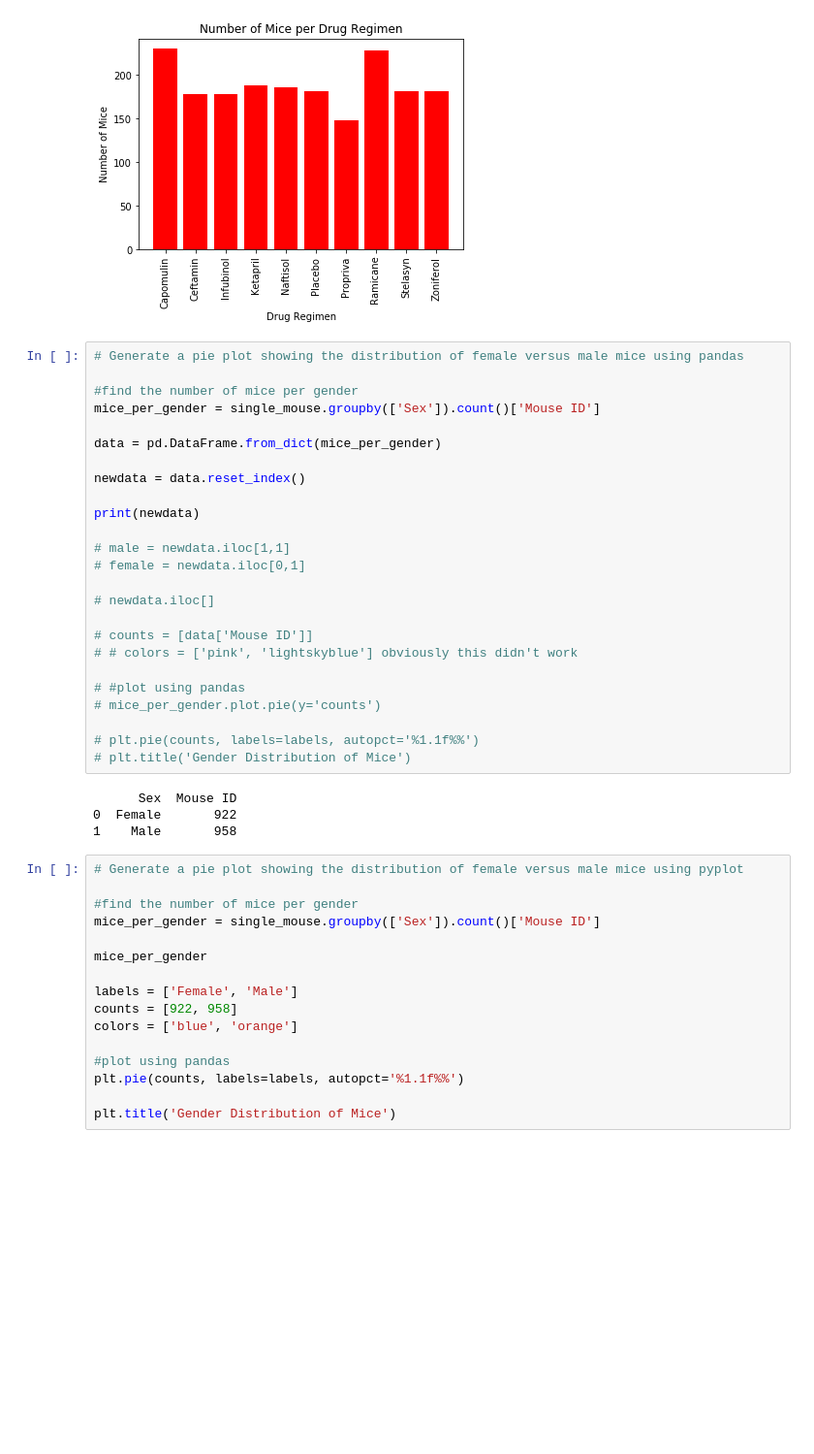
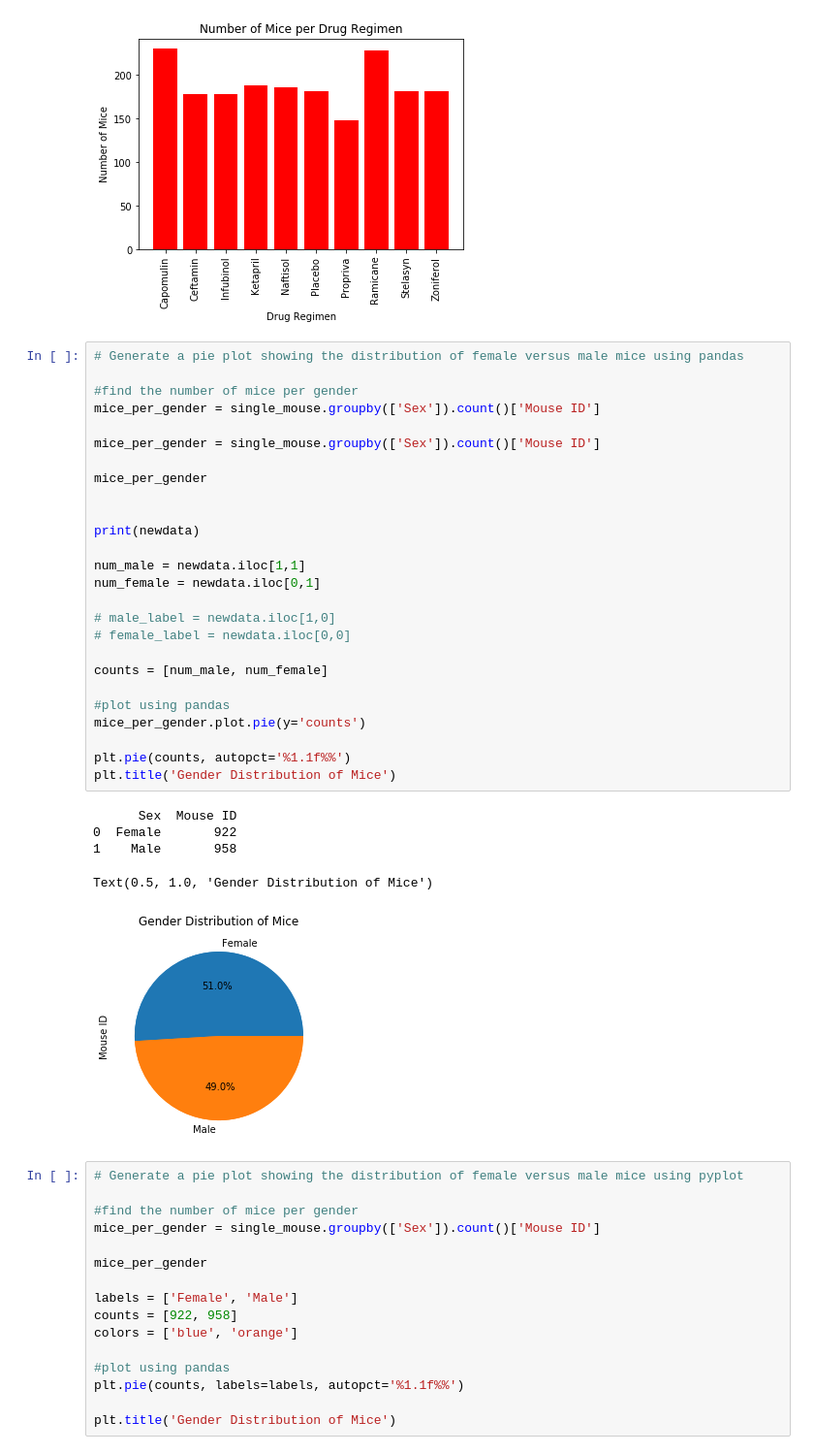
Before and after one commit to debrawu/matplotlib-challenge, a Jupyter notebook: Pymaceuticals/pymaceuticals_starter.ipynb, the cells around one changed output. Shown at 97% size. Drawn from its saved outputs; the diff is of its cells as text; blank space fills up the shorter version.

```diff
--- a/Pymaceuticals/pymaceuticals_starter.ipynb
+++ b/Pymaceuticals/pymaceuticals_starter.ipynb
@@ -174,32 +174,35 @@ Text(0.5, 0, 'Drug Regimen')
 # %%
 # Generate a pie plot showing the distribution of female versus male mice using pandas
 
 #find the number of mice per gender
 mice_per_gender = single_mouse.groupby(['Sex']).count()['Mouse ID']
 
-data = pd.DataFrame.from_dict(mice_per_gender)
+mice_per_gender = single_mouse.groupby(['Sex']).count()['Mouse ID']
 
-newdata = data.reset_index()
+mice_per_gender
+
 
 print(newdata)
 
-# male = newdata.iloc[1,1]
-# female = newdata.iloc[0,1]
+num_male = newdata.iloc[1,1]
+num_female = newdata.iloc[0,1]
 
-# newdata.iloc[]
+# male_label = newdata.iloc[1,0]
+# female_label = newdata.iloc[0,0]
 
-# counts = [data['Mouse ID']]
-# # colors = ['pink', 'lightskyblue'] obviously this didn't work
+counts = [num_male, num_female]
 
-# #plot using pandas
-# mice_per_gender.plot.pie(y='counts')
+#plot using pandas
+mice_per_gender.plot.pie(y='counts')
 
-# plt.pie(counts, labels=labels, autopct='%1.1f%%')
-# plt.title('Gender Distribution of Mice')
+plt.pie(counts, autopct='%1.1f%%')
+plt.title('Gender Distribution of Mice')
 # %% [output]
       Sex  Mouse ID
 0  Female       922
 1    Male       958
+Text(0.5, 1.0, 'Gender Distribution of Mice')
+[figure, added]
 # %%
 # Generate a pie plot showing the distribution of female versus male mice using pyplot
 
```
Also changed, not shown: parts of 2 cells of this notebook.
